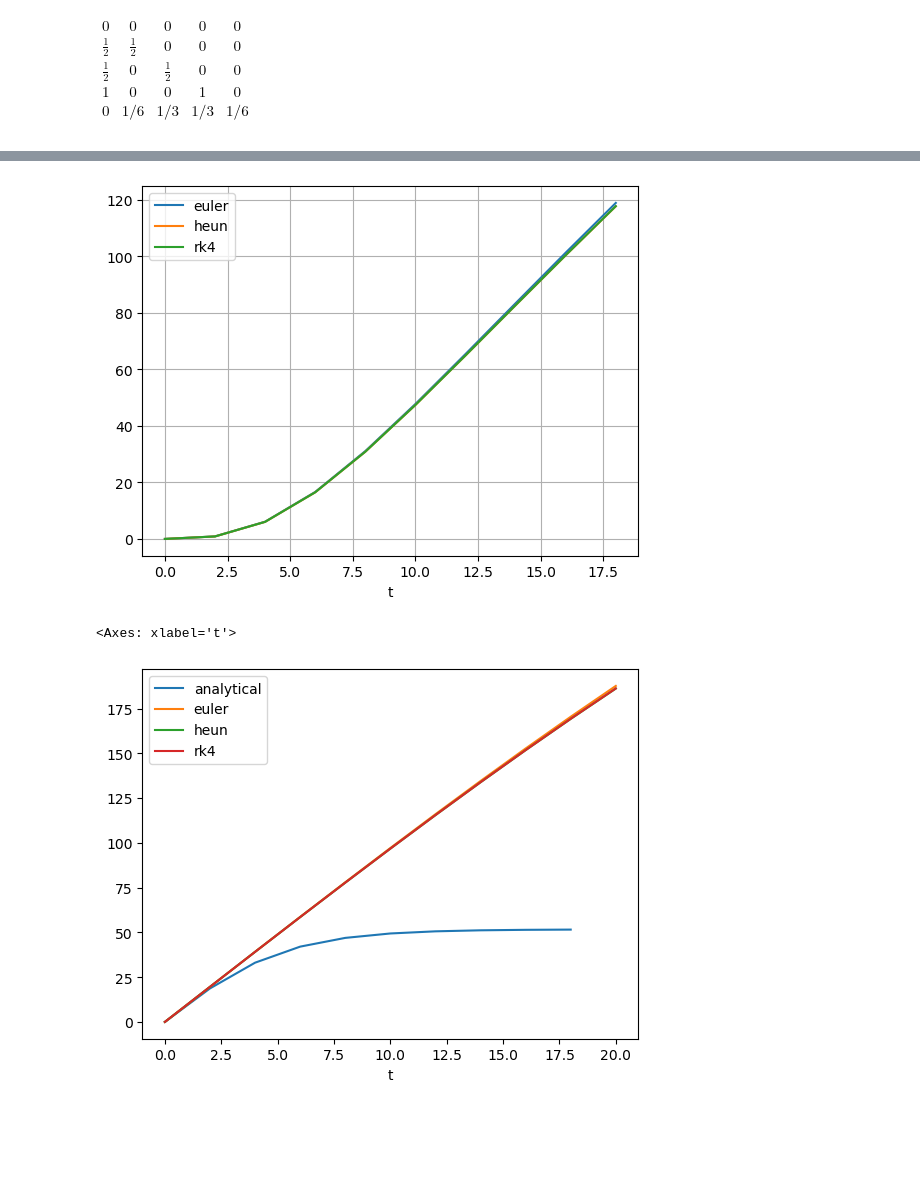
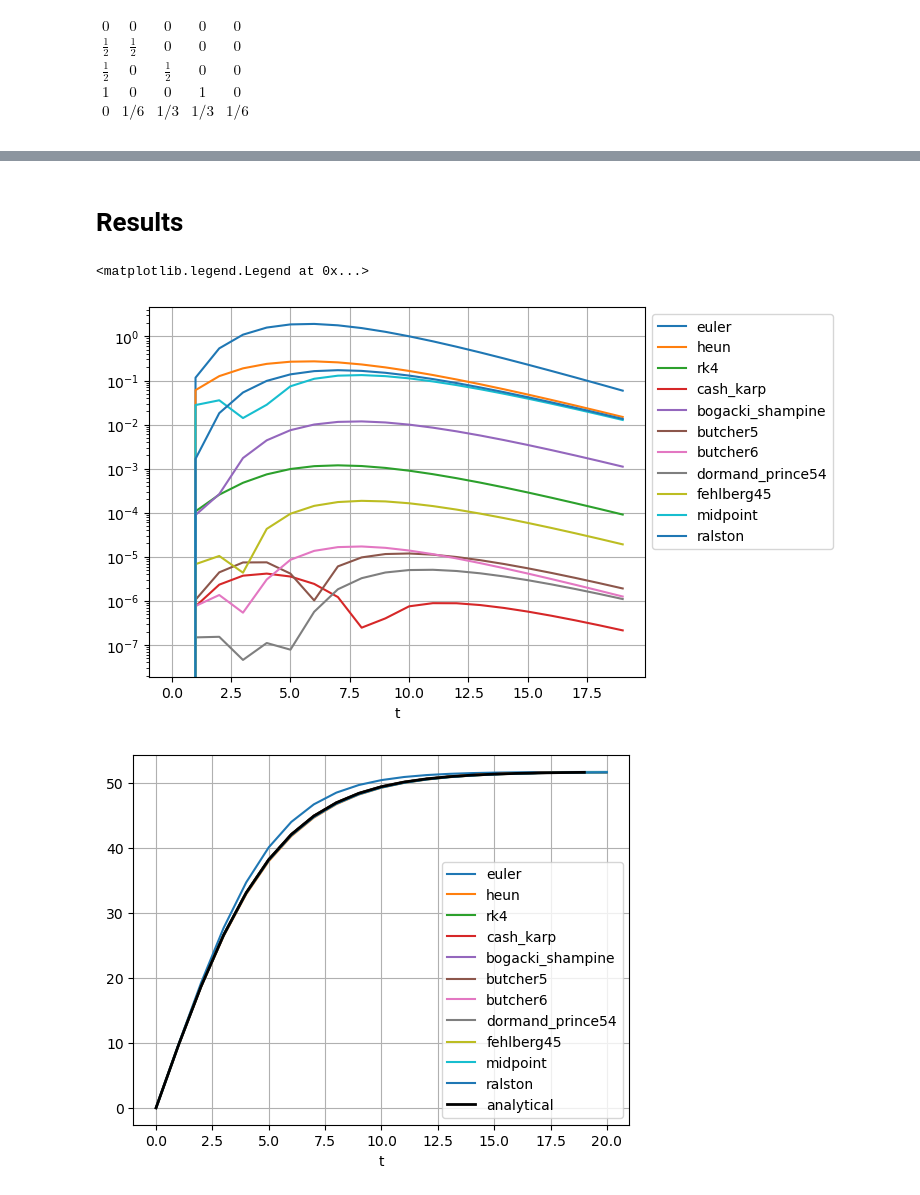
Before and after one commit to hasan-alj88/NumericalMethods, a Jupyter notebook: Examples/ODE.ipynb, the cells around one changed output, grey strips where cells are left out. Saved outputs shown, nothing was run; the diff lists cells and outputs as text; code cells hidden in the pictures; blank space fills up the shorter version.

```diff
--- a/Examples/ODE.ipynb
+++ b/Examples/ODE.ipynb
@@ -246,0 +420,40 @@ df_rk4
+# %%
+from ODE.RungeKutta.RKMidpointMethod import RKMidpointMethod
+
+solver_midpoint = RKMidpointMethod(
+    derivative_function=acceleration,
+    t0=data['t0'],
+    t_final=data['t_final'],
+    y0=data['v0'],
+    h=data['dt'],
+    y_label='v'
+)
+display(Math(r'\text{Runge Kutta midpoint Butcher tableau}'))
+display(Math(solver_midpoint.butcher_tableau))
+df_midpoint = solver_midpoint.run()
+clear_output()
+df_all = align_solver_data(
+    solver_name='midpoint',
+    solver_df=df_midpoint,
+    df=df_all
+)
+# %%
+from ODE.RungeKutta.RKRalstonMethod import RKRalstonMethod
+
+solver_ralston = RKRalstonMethod(
+    derivative_function=acceleration,
+    t0=data['t0'],
+    t_final=data['t_final'],
+    y0=data['v0'],
+    h=data['dt'],
+    y_label='v'
+)
+display(Math(r'\text{Runge Kutta ralston Butcher tableau}'))
+display(Math(solver_ralston.butcher_tableau))
+df_ralston = solver_ralston.run()
+clear_output()
+df_all = align_solver_data(
+    solver_name='ralston',
+    solver_df=df_ralston,
+    df=df_all
+)
@@ -247,11 +476,18 @@ df_rk4
+# %% [markdown]
+# Results
 # %%
 df_error = calculate_error(df_all)
-df_error.plot(x='t', y=['euler', 'heun', 'rk4'])
+df_error.plot(x='t', y=['euler', 'heun', 'rk4', 'cash_karp', 'bogacki_shampine', 'butcher5', 'butcher6', 'dormand_prince54', 'fehlberg45', 'midpoint', 'ralston'])
+plt.yscale('log')  # Set y-axis to logarithmic scale
 plt.grid()
+plt.legend(loc='upper left', bbox_to_anchor=(1, 1))  # Place legend outside the plot
 # %% [output]
+<matplotlib.legend.Legend at 0x...>
-[figure, old version]
+[figure, new version]
 # %%
-df_all.plot(x='t', y=['analytical','euler', 'heun', 'rk4'])
+fig, ax = plt.subplots()
+df_all.plot(x='t', y=['euler', 'heun', 'rk4', 'cash_karp', 'bogacki_shampine', 'butcher5', 'butcher6', 'dormand_prince54', 'fehlberg45', 'midpoint', 'ralston'],ax=ax)
+df_all.plot(x='t', y='analytical', ax=ax, linewidth=2.0, color='k')
+plt.grid()
 # %% [output]
-<Axes: xlabel='t'>
-[figure, old version]
+[figure, new version]
```
Also changed, not shown: parts of 23 cells of this notebook, 1 other file.
